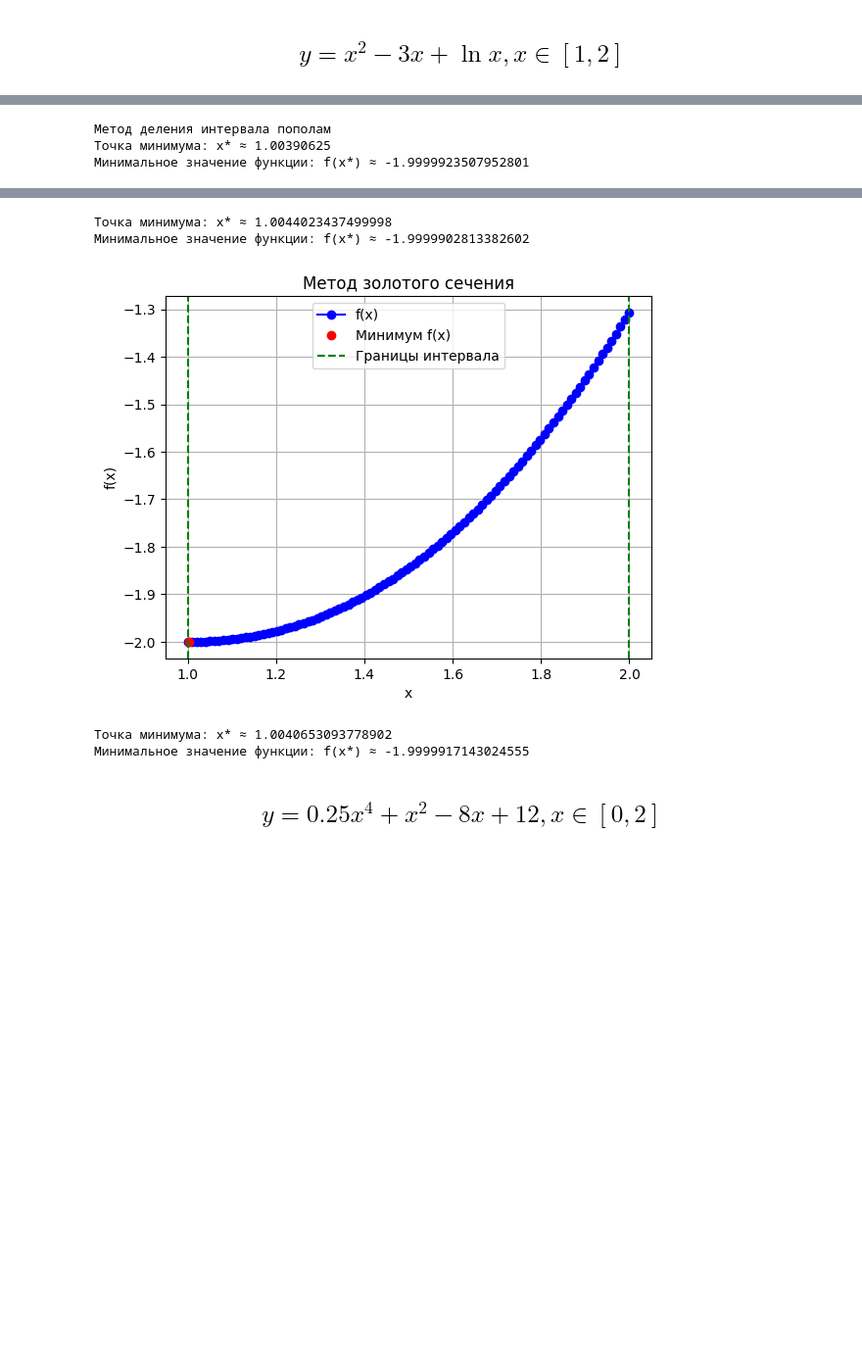
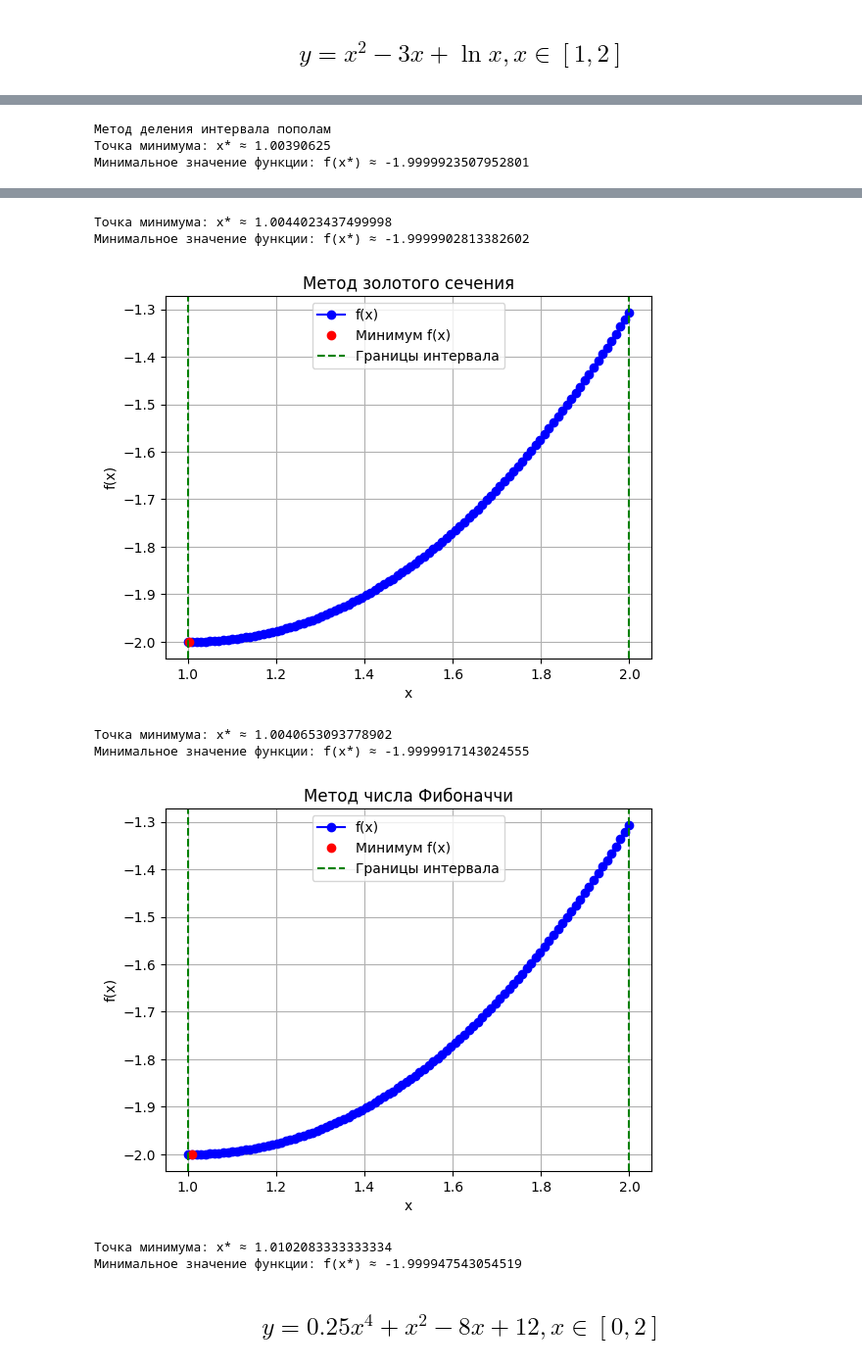
Before and after one commit to Allynik/Task_1_optimization-methods, a Jupyter notebook: task_1.ipynb, the cells around one changed output, grey strips where cells are left out. Shown at 98% size. Cells and saved outputs as stored; diff of their text form; code cells hidden in the pictures; blank space fills up the shorter version.

Commit message:
Update task_1.ipynb
Adding fibonacci numbers

```diff
--- a/task_1.ipynb
+++ b/task_1.ipynb
@@ -212,27 +282,31 @@ def golden_section_search(a0, b0, func):
 # %%
 def f(x):
     return x**2 - 3 * x + np.log(x)
 min_x = 1
 max_x = 2
 uniform_search(min_x, max_x,f)
 bisection_search(min_x,max_x,f)
 dichotomy_search(min_x,max_x,0.001, 0.01,f)
 golden_section_search(min_x,max_x,f)
+fibonacci_search(min_x, max_x, f)
 # %% [output]
 [figure]
 Метод равномерного поиска:
 Точка минимума: x* ≈ 1.0
 Минимальное значение функции: f(x*) ≈ -2.0
 [figure]
 Метод деления интервала пополам
 Точка минимума: x* ≈ 1.00390625
 Минимальное значение функции: f(x*) ≈ -1.9999923507952801
 [figure]
 Точка минимума: x* ≈ 1.0044023437499998
 Минимальное значение функции: f(x*) ≈ -1.9999902813382602
 [figure]
 Точка минимума: x* ≈ 1.0040653093778902
 Минимальное значение функции: f(x*) ≈ -1.9999917143024555
+[figure, added]
+Точка минимума: x* ≈ 1.0102083333333334
+Минимальное значение функции: f(x*) ≈ -1.999947543054519
 # %% [markdown]
 ## $$ y = 0.25x^4 + x^2 -8x + 12, x \in [0, 2]$$
 # %%
```
Also changed, not shown: parts of 4 cells of this notebook.
